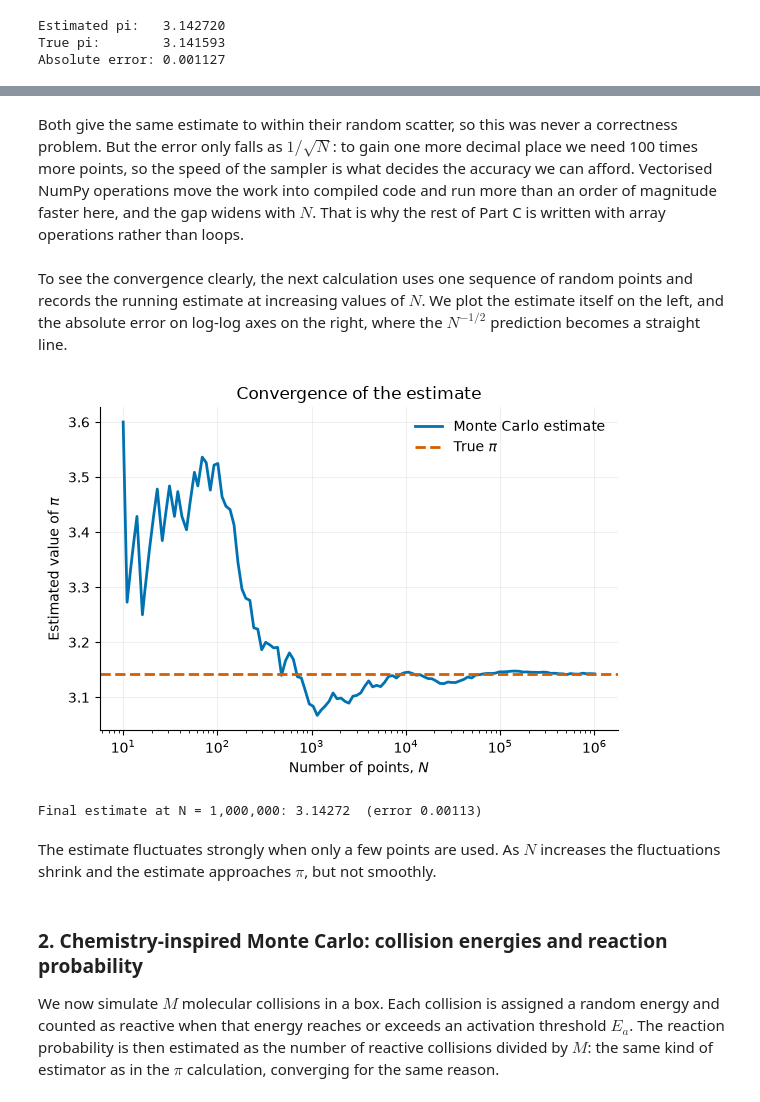
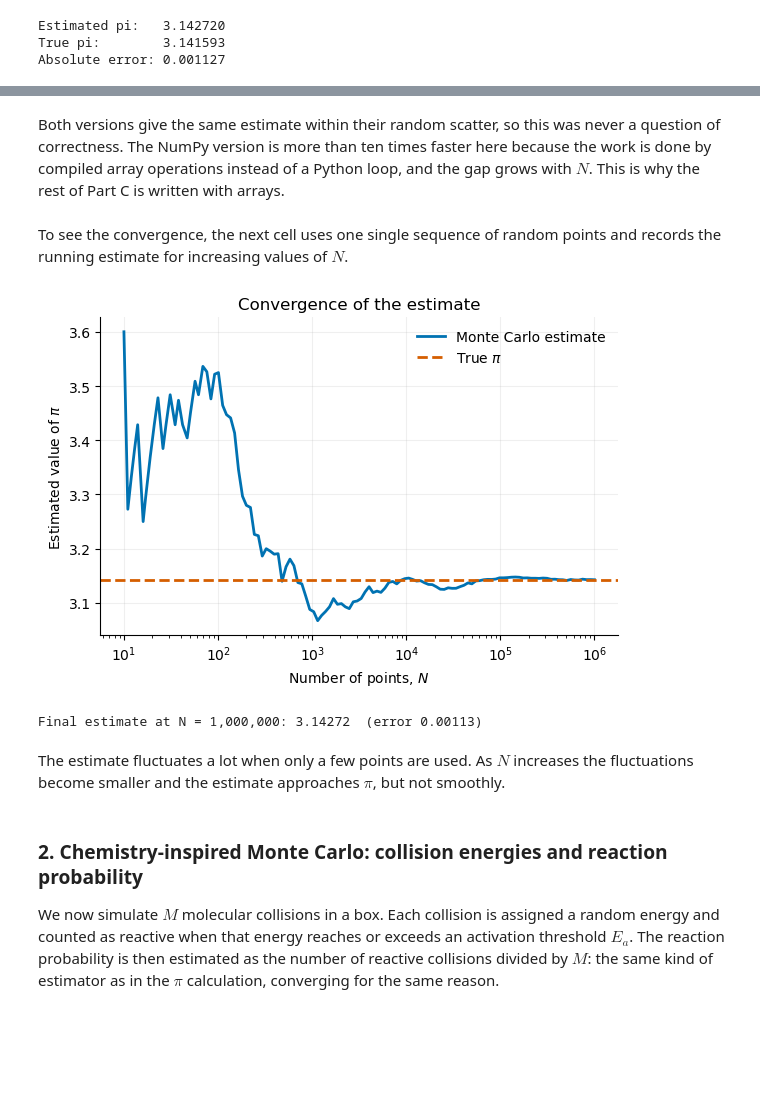
Before and after one commit to pamelaafaki/ch315-group-c, a Jupyter notebook: Group03_Block1_project.ipynb, the cells around one changed output, grey strips where cells are left out. Cells and saved outputs as stored; diff of their text form; code cells hidden in the pictures; blank space fills up the shorter version.

```diff
--- a/Group03_Block1_project.ipynb
+++ b/Group03_Block1_project.ipynb
@@ -29,7 +29,8 @@ import numpy as np
 import pandas as pd
 import matplotlib.pyplot as plt
 
-BLUE, VERMILLION, GREEN, ORANGE = "#0072B2", "#D55E00", "#009E73", "#E69F00"
+# colours used in the plots, chosen to stay distinguishable for colour-blind readers
+BLUE, RED, GREEN = "#0072B2", "#D55E00", "#009E73"
 
 periodic_table = pd.read_csv("periodic_table.csv")
 periodic_table.head()
@@ -584,51 +535,44 @@ Speed-up   : 18x
 # %% [markdown]
-Both give the same estimate to within their random scatter, so this was never a correctness
-problem. But the error only falls as $1/\sqrt{N}$: to gain one more decimal place we need 100
-times more points, so the speed of the sampler is what decides the accuracy we can afford.
-Vectorised NumPy operations move the work into compiled code and run more than an order of
-magnitude faster here, and the gap widens with $N$. That is why the rest of Part C is written
-with array operations rather than loops.
+Both versions give the same estimate within their random scatter, so this was never a question
+of correctness. The NumPy version is more than ten times faster here because the work is done by
+compiled array operations instead of a Python loop, and the gap grows with $N$. This is why the
+rest of Part C is written with arrays.
 # %% [markdown]
-To see the convergence clearly, the next calculation uses one sequence of random points and
-records the running estimate at increasing values of $N$. We plot the estimate itself on the
-left, and the absolute error on log-log axes on the right, where the $N^{-1/2}$ prediction
-becomes a straight line.
+To see the convergence, the next cell uses one single sequence of random points and records the
+running estimate for increasing values of $N$.
 # %%
 rng = np.random.default_rng(3)
 N_max = 1_000_000
 points = rng.uniform(-1, 1, size=(N_max, 2))
 inside = points[:, 0]**2 + points[:, 1]**2 <= 1
 running_estimates = 4 * np.cumsum(inside) / np.arange(1, N_max + 1)
 
 sample_sizes = np.unique(np.logspace(1, 6, 120, dtype=int))
 estimates = running_estimates[sample_sizes - 1]
-errors = np.abs(estimates - np.pi)
-
 
 figure, ax = plt.subplots(figsize=(6, 4.2))
 
-ax.plot(sample_sizes, estimates, color=BLUE, linewidth=2,
-        label="Monte Carlo estimate")
-ax.axhline(np.pi, color=VERMILLION, linestyle="--", linewidth=2,
-           label=r"True $\pi$")
+ax.plot(sample_sizes, estimates, color=BLUE, linewidth=2, label="Monte Carlo estimate")
+ax.axhline(np.pi, color=RED, linestyle="--", linewidth=2, label=r"True $\pi$")
 ax.set_xscale("log")
 ax.set_xlabel("Number of points, $N$")
 ax.set_ylabel(r"Estimated value of $\pi$")
 ax.set_title("Convergence of the estimate")
 ax.grid(alpha=0.2)
 ax.legend(frameon=False)
 ax.spines[["top", "right"]].set_visible(False)
 
 plt.tight_layout()
 plt.show()
 
-print(f"Final estimate at N = {N_max:,}: {estimates[-1]:.5f}  (error {errors[-1]:.5f})")
+print(f"Final estimate at N = {N_max:,}: {estimates[-1]:.5f}  "
+      f"(error {abs(estimates[-1] - np.pi):.5f})")
 # %% [output]
-[figure, old version]
+[figure, new version]
 Final estimate at N = 1,000,000: 3.14272  (error 0.00113)
 # %% [markdown]
-The estimate fluctuates strongly when only a few points are used. As $N$ increases the
-fluctuations shrink and the estimate approaches $\pi$, but not smoothly.
+The estimate fluctuates a lot when only a few points are used. As $N$ increases the
+fluctuations become smaller and the estimate approaches $\pi$, but not smoothly.
 # %% [markdown]
 ### 2. Chemistry-inspired Monte Carlo: collision energies and reaction probability
 
```
Also changed, not shown: parts of 32 cells of this notebook.
